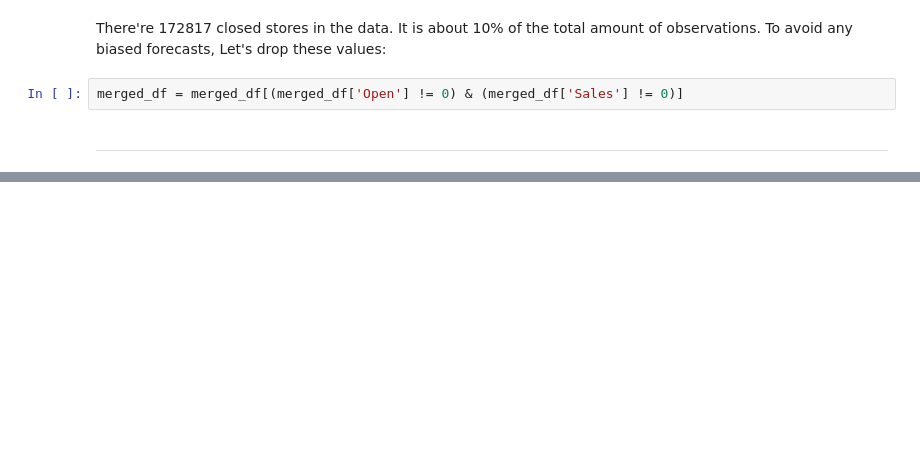
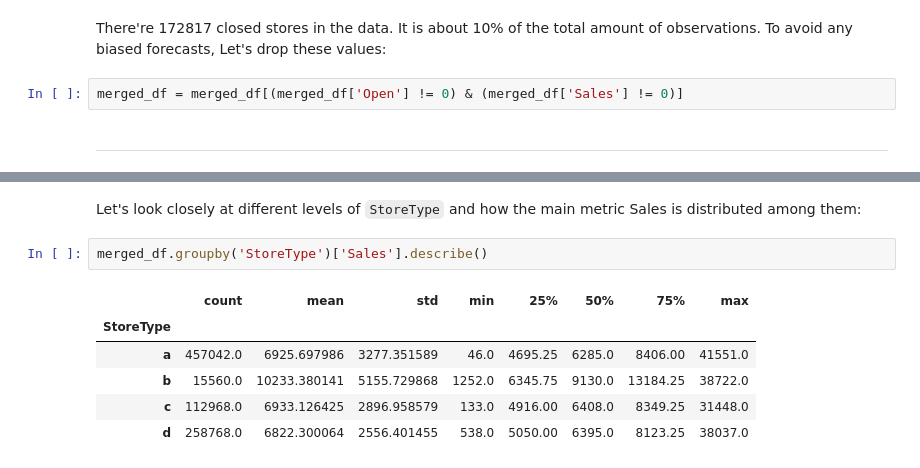
Before and after one commit to clayniranjan-web/rossmann-sales-forecasting, a Jupyter notebook: 01_eda_cleaning.ipynb, the cells around one changed output, grey strips where cells are left out. Cells and saved outputs as stored; diff of their text form; blank space fills up the shorter version.

```diff
--- a/01_eda_cleaning.ipynb
+++ b/01_eda_cleaning.ipynb
@@ -289,0 +284,11 @@ merged_df.describe()
+# %% [markdown]
+Let's look closely at different levels of `StoreType` and how the main metric Sales is distributed among them:
+# %%
+merged_df.groupby('StoreType')['Sales'].describe()
+# %% [output]
+|  | count | mean | std | min | 25% | 50% | 75% | max |
+| StoreType |  |  |  |  |  |  |  |  |
+| a | 457042.0 | 6925.697986 | 3277.351589 | 46.0 | 4695.25 | 6285.0 | 8406.00 | 41551.0 |
+| b | 15560.0 | 10233.380141 | 5155.729868 | 1252.0 | 6345.75 | 9130.0 | 13184.25 | 38722.0 |
+| c | 112968.0 | 6933.126425 | 2896.958579 | 133.0 | 4916.00 | 6408.0 | 8349.25 | 31448.0 |
+| d | 258768.0 | 6822.300064 | 2556.401455 | 538.0 | 5050.00 | 6395.0 | 8123.25 | 38037.0 |
```
Also changed, not shown: parts of 23 cells of this notebook.
